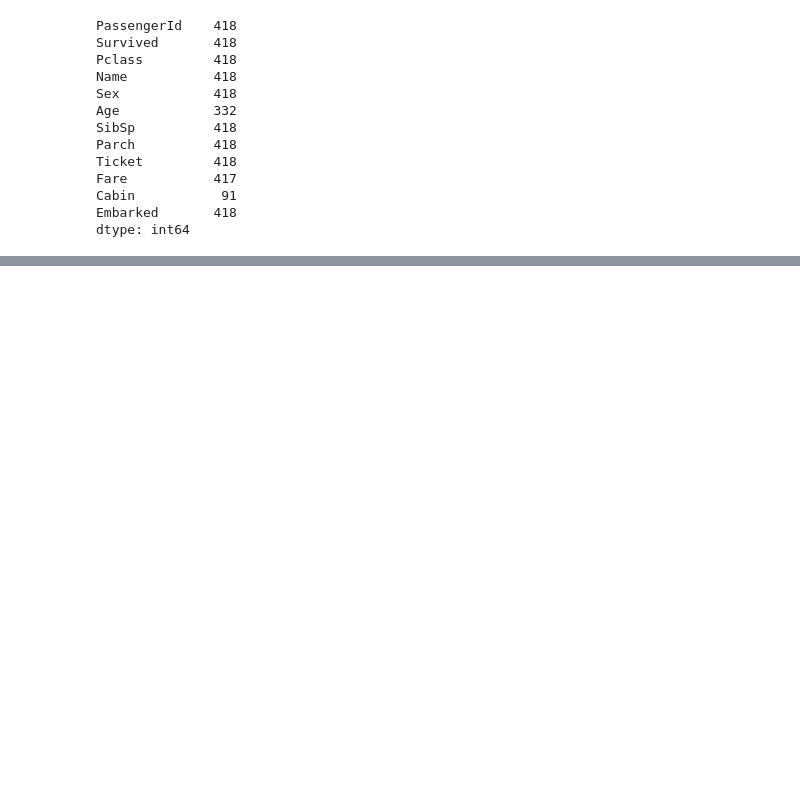
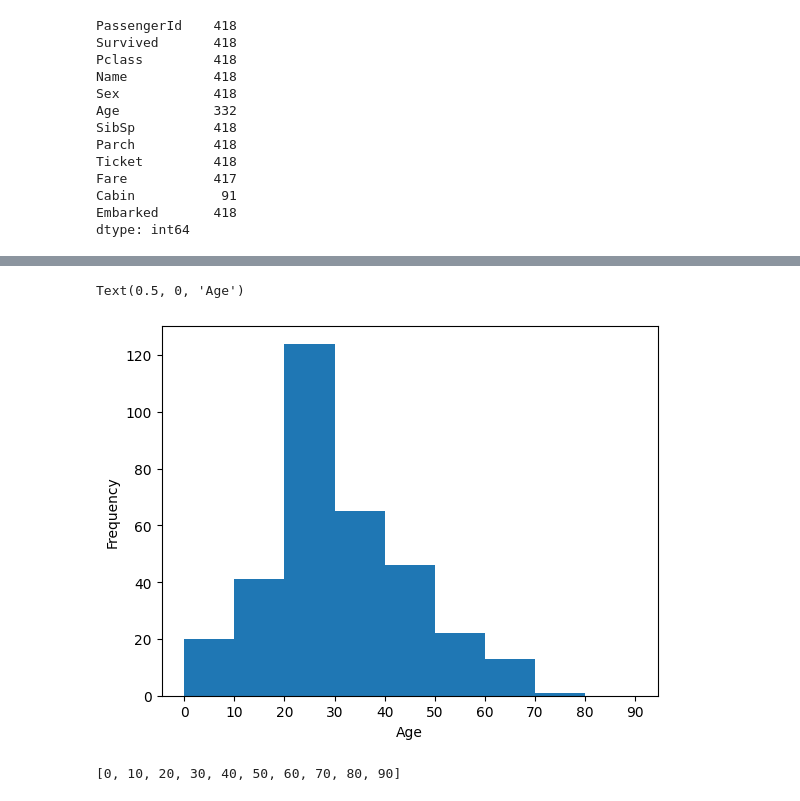
Before and after one commit to gtksolutionstraining/CodinGrad-FDS-4, a Jupyter notebook: Pandas.ipynb, the cells around one changed output, grey strips where cells are left out. Saved outputs shown, nothing was run; the diff lists cells and outputs as text; code cells hidden in the pictures; blank space fills up the shorter version.

```diff
--- a/Pandas.ipynb
+++ b/Pandas.ipynb
@@ -359,0 +422,12 @@ dtype: int64
+# %%
+plt.hist(titanic['Age'],bins=list(range(0,100,10)))
+plt.xticks(list(range(0,100,10)))
+plt.ylabel('Frequency')
+plt.xlabel('Age')
+# %% [output]
+Text(0.5, 0, 'Age')
+[figure, added]
+# %%
+list(range(0,100,10))
+# %% [output]
+[0, 10, 20, 30, 40, 50, 60, 70, 80, 90]
```
Also changed, not shown: parts of 25 cells of this notebook, 2 other files.
